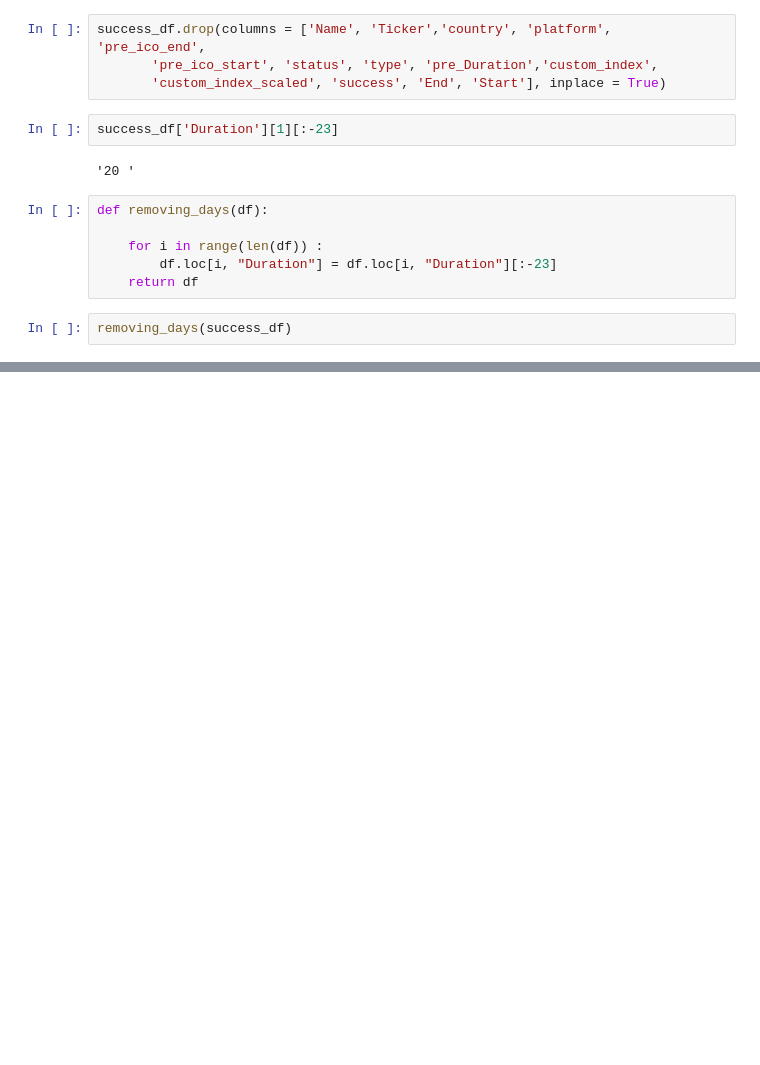
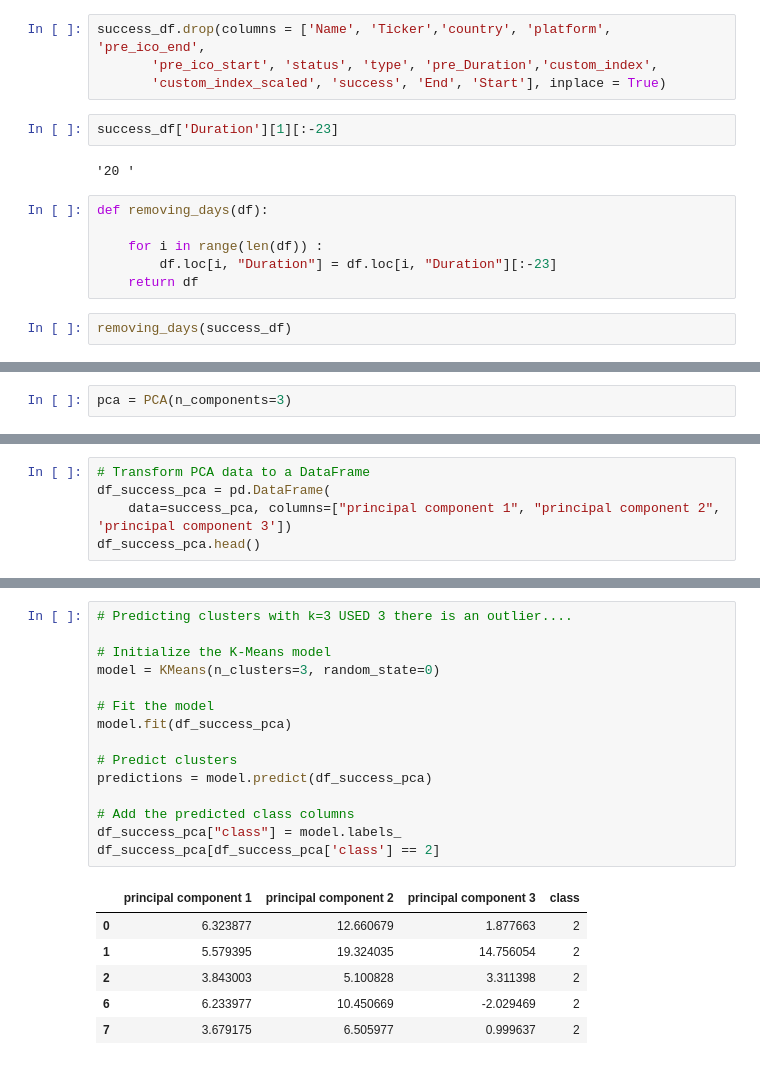
Before and after one commit to eccadena/ICO_Viability_Index, a Jupyter notebook: notebooks/libs/Eric/experimentation/success_df_analysis.ipynb, the cells around one changed output, grey strips where cells are left out. Drawn from its saved outputs; the diff is of its cells as text; blank space fills up the shorter version.

```diff
--- a/notebooks/libs/Eric/experimentation/success_df_analysis.ipynb
+++ b/notebooks/libs/Eric/experimentation/success_df_analysis.ipynb
@@ -89,0 +92,2 @@ ValueError: could not convert string to float: '20,155,411,771'
+# %%
+pca = PCA(n_components=3)
@@ -89,0 +96,5 @@ ValueError: could not convert string to float: '20,155,411,771'
+# %%
+# Transform PCA data to a DataFrame
+df_success_pca = pd.DataFrame(
+    data=success_pca, columns=["principal component 1", "principal component 2", 'principal component 3'])
+df_success_pca.head()
@@ -89,0 +129,22 @@ ValueError: could not convert string to float: '20,155,411,771'
+# %%
+# Predicting clusters with k=3 USED 3 there is an outlier....
+
+# Initialize the K-Means model
+model = KMeans(n_clusters=3, random_state=0)
+
+# Fit the model
+model.fit(df_success_pca)
+
+# Predict clusters
+predictions = model.predict(df_success_pca)
+
+# Add the predicted class columns
+df_success_pca["class"] = model.labels_
+df_success_pca[df_success_pca['class'] == 2]
+# %% [output]
+|  | principal component 1 | principal component 2 | principal component 3 | class |
+| 0 | 6.323877 | 12.660679 | 1.877663 | 2 |
+| 1 | 5.579395 | 19.324035 | 14.756054 | 2 |
+| 2 | 3.843003 | 5.100828 | 3.311398 | 2 |
+| 6 | 6.233977 | 10.450669 | -2.029469 | 2 |
+| 7 | 3.679175 | 6.505977 | 0.999637 | 2 |
```
Also changed, not shown: parts of 37 cells of this notebook, 6 other files.
